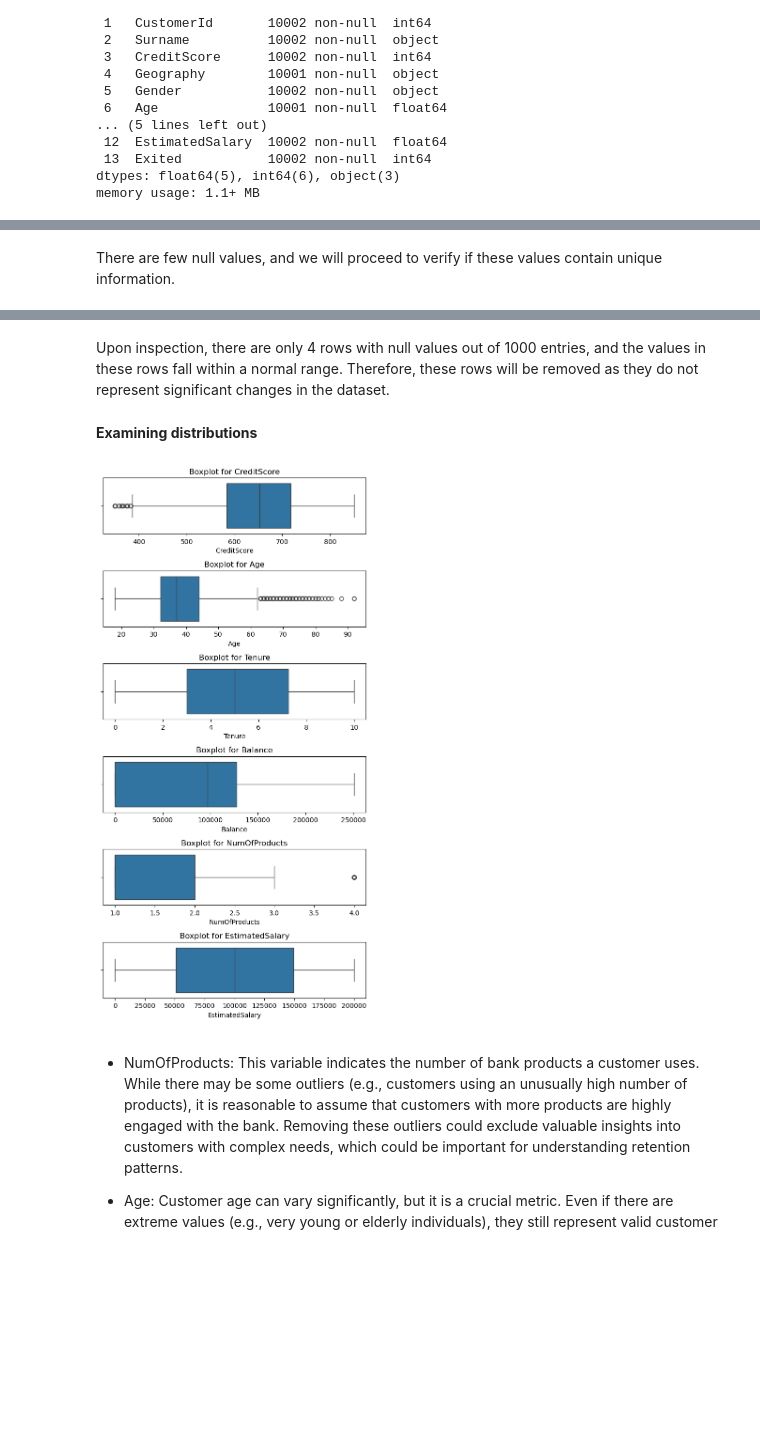
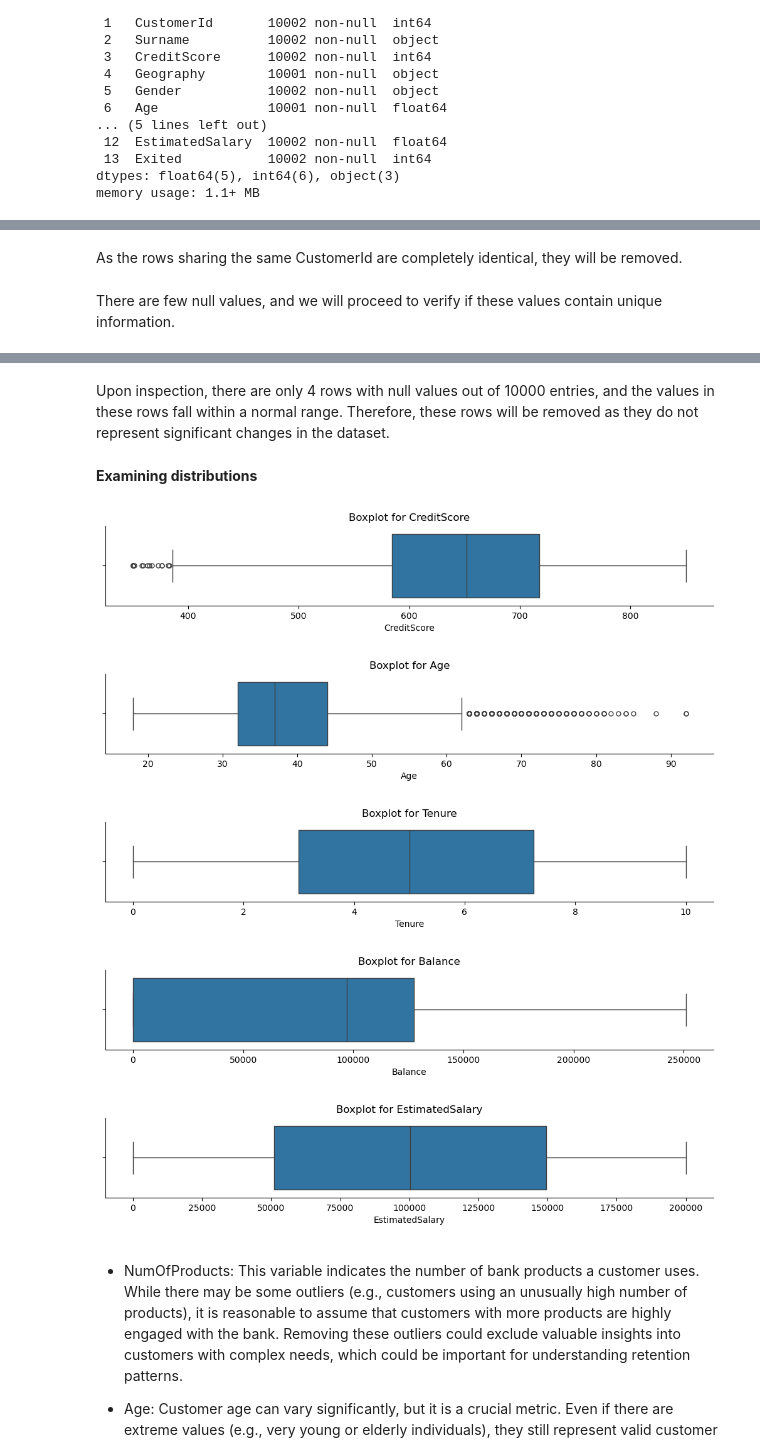
Before and after one commit to davexat/Customer_Churn_Predictor, a Jupyter notebook: notebooks/1.0_dsb_data_preparation.ipynb, the cells around one changed output, grey strips where cells are left out. Cells and saved outputs as stored; diff of their text form; code cells hidden in the pictures; blank space fills up the shorter version.

```diff
--- a/notebooks/1.0_dsb_data_preparation.ipynb
+++ b/notebooks/1.0_dsb_data_preparation.ipynb
@@ -63,4 +62,4 @@ Data columns (total 14 columns):
 dtypes: float64(5), int64(6), object(3)
 memory usage: 1.1+ MB
 # %%
-df = df.drop(columns=['RowNumber'])
+df.drop(columns=['RowNumber'], inplace=True)
@@ -75,3 +74,5 @@ There are duplicate entries in the dataset based on the 'CustomerID' column. The
+# %% [markdown]
+As the rows sharing the same CustomerId are completely identical, they will be removed.
 # %%
 df = df.drop_duplicates()
 # %% [markdown]
@@ -97,18 +98,20 @@ df.describe()
 | 75% | 1.575323e+07 | 718.000000 | 44.000000 | 7.000000 | 127644.240000 | 2.000000 | 1.000000 | 1.000000 | ... |
 | max | 1.581569e+07 | 850.000000 | 92.000000 | 10.000000 | 250898.090000 | 4.000000 | 1.000000 | 1.000000 | ... |
 # %% [markdown]
-Upon inspection, there are only 4 rows with null values out of 1000 entries, and the values in these rows fall within a normal range. Therefore, these rows will be removed as they do not represent significant changes in the dataset.
+Upon inspection, there are only 4 rows with null values out of 10000 entries, and the values in these rows fall within a normal range. Therefore, these rows will be removed as they do not represent significant changes in the dataset.
 # %%
 df = df.dropna()
 # %% [markdown]
 **Examining distributions**
 # %%
-num_vars = [
-    'CreditScore', 'Age', 'Tenure', 'Balance', 'NumOfProducts', 'EstimatedSalary'
-]
-plots.plot_horizontal_boxplot(df, not_cat_vars)
+num_vars = ['CreditScore', 'Age', 'Tenure', 'Balance', 'EstimatedSalary']
+plots.plot_boxplot(df, num_vars)
 # %% [output]
-[figure, old version]
+[figure, new version]
+[figure, added]
+[figure, added]
+[figure, added]
+[figure, added]
 # %% [markdown]
 * NumOfProducts: This variable indicates the number of bank products a customer uses. While there may be some outliers (e.g., customers using an unusually high number of products), it is reasonable to assume that customers with more products are highly engaged with the bank. Removing these outliers could exclude valuable insights into customers with complex needs, which could be important for understanding retention patterns.
 
```
Also changed, not shown: parts of 5 cells of this notebook, 1 other file.
